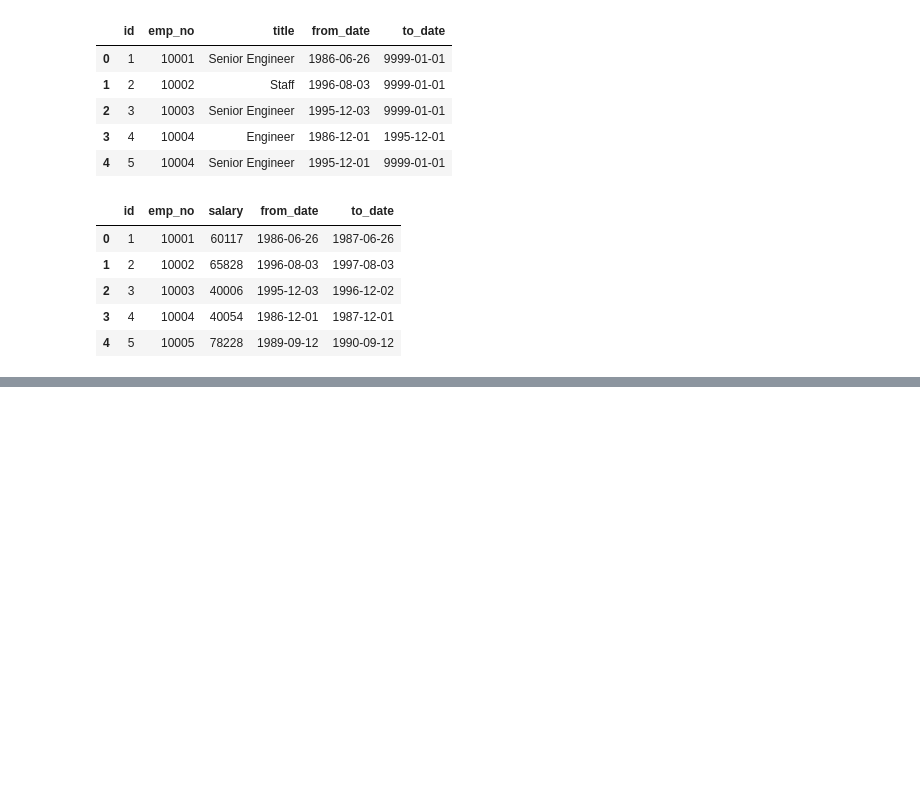
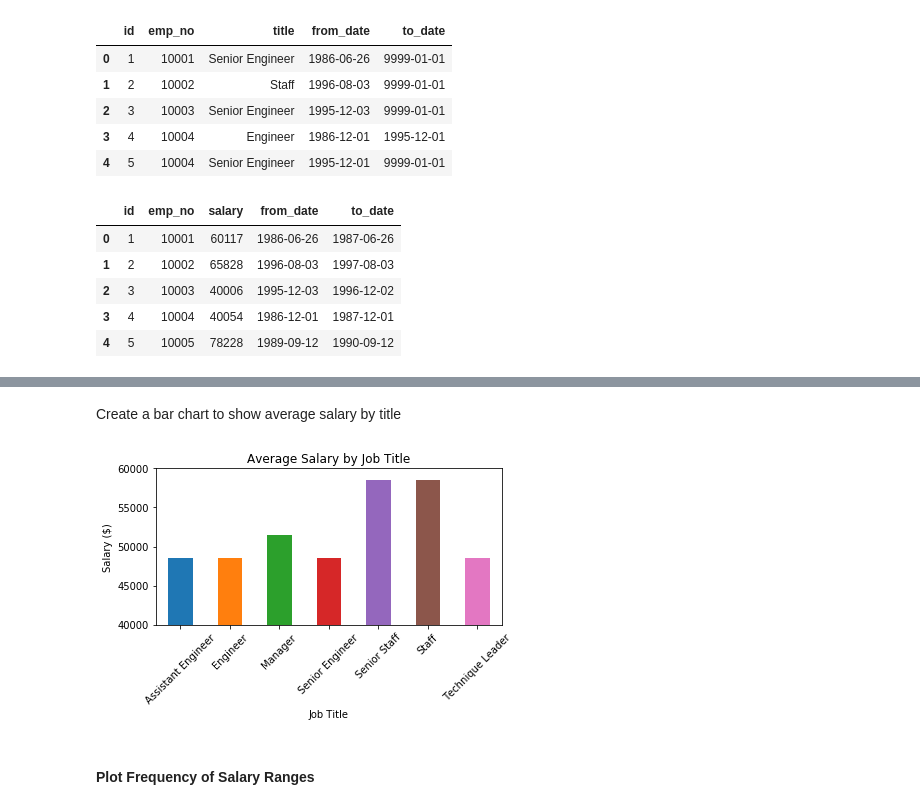
Before and after one commit to Rob-Ottogalli/sql-challenge, a Jupyter notebook: EmployeeSQL/Bonus.ipynb, the cells around one changed output, grey strips where cells are left out. Cells and saved outputs as stored; diff of their text form; code cells hidden in the pictures; blank space fills up the shorter version.

Commit message:
Worked on plots

```diff
--- a/EmployeeSQL/Bonus.ipynb
+++ b/EmployeeSQL/Bonus.ipynb
@@ -198,0 +138,4 @@ title_salary.mean()
+# %%
+# Group by title. Find mean salary by title.
+title_salary = emp_sal_title_df.groupby("Title").mean()
+title_salary
@@ -198,0 +152,24 @@ title_salary.mean()
+# %% [markdown]
+Create a bar chart to show average salary by title
+# %%
+# Set title
+title = "Average Salary by Job Title"
+
+# Create chart
+salary_chart = title_salary["Salary"].plot(kind="bar", title=title, ylim=[40000, 60000])
+
+# Set labels
+salary_chart.set_xlabel("Job Title")
+salary_chart.set_ylabel("Salary ($)")
+
+# Set xtick rotations
+plt.xticks(rotation=45)
+
+# Set layout
+plt.tight_layout()
+
+# Show plot
+salary_chart = plt.gcf()
+plt.show()
+# %% [output]
+[figure, added]
@@ -198,0 +179,2 @@ title_salary.mean()
+# %% [markdown]
+#### Plot Frequency of Salary Ranges
```
Also changed, not shown: parts of 24 cells of this notebook, 1 other file.
